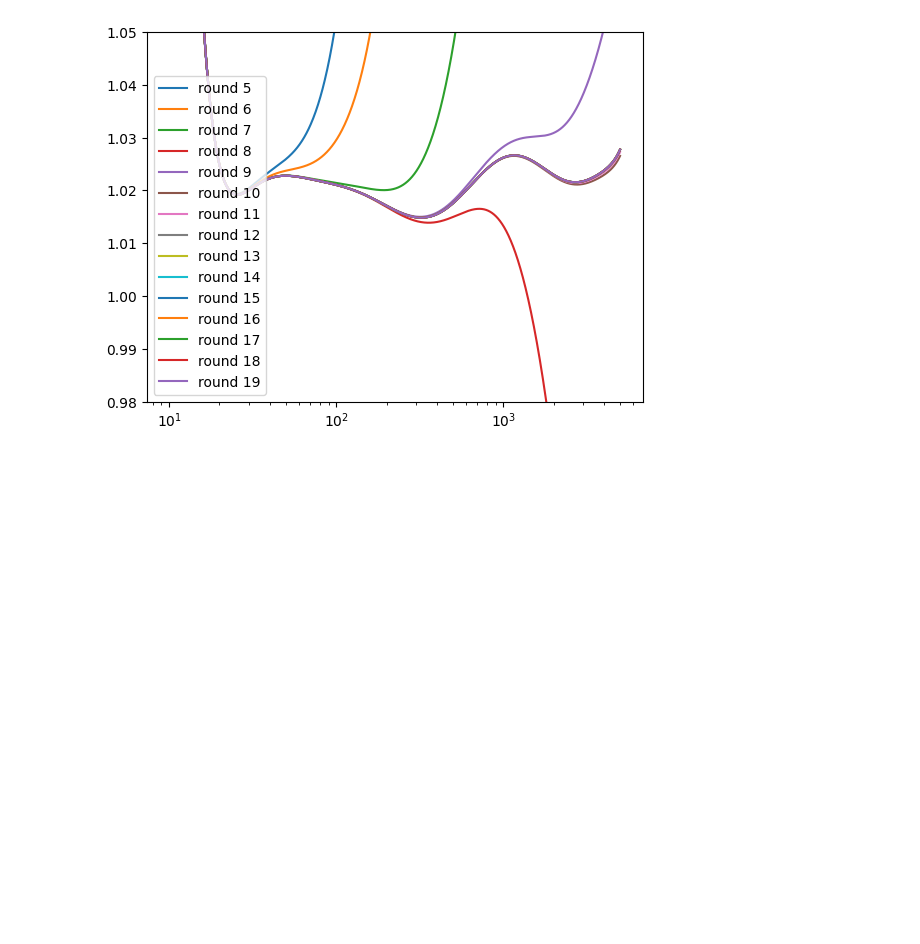
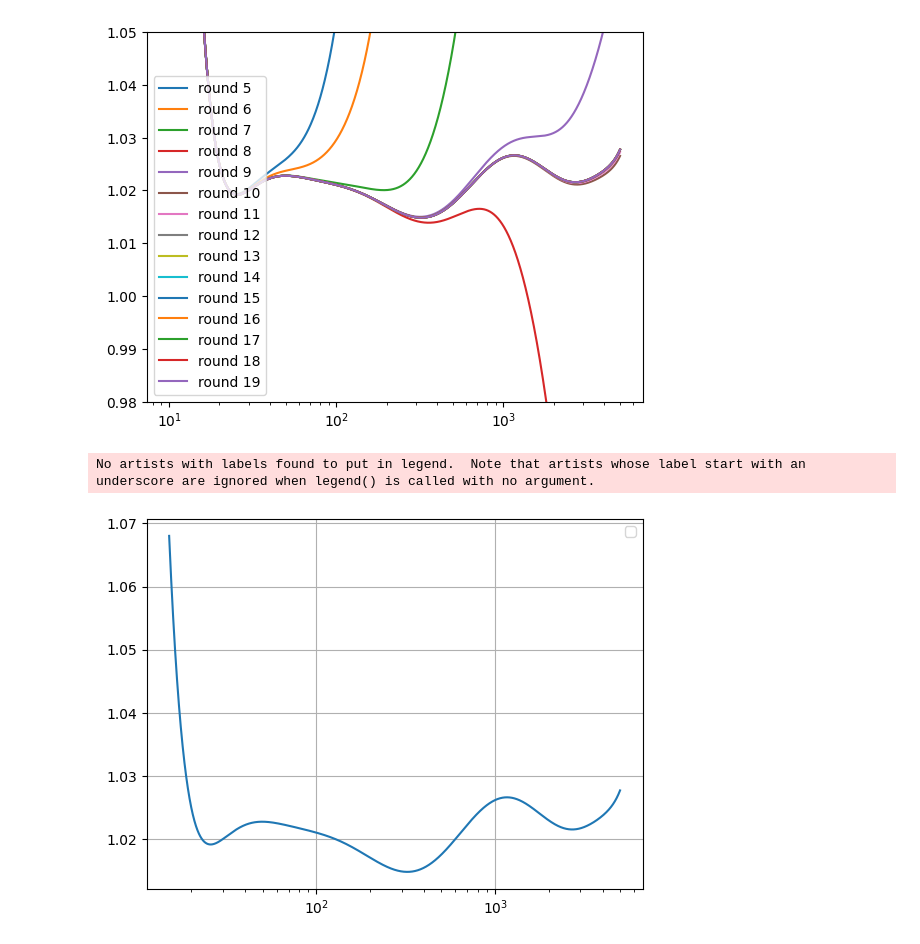
Before and after one commit to PocketCoffea/AnalysisConfigs, a Jupyter notebook: notebooks/mc_truth_function.ipynb, the cells around one changed output. Cells and saved outputs as stored; diff of their text form; code cells hidden in the pictures; blank space fills up the shorter version.

```diff
--- a/notebooks/mc_truth_function.ipynb
+++ b/notebooks/mc_truth_function.ipynb
@@ -54,3 +54,42 @@ ax.set_xscale("log")
 fig.show()
 # %% [output]
 [figure]
+# %%
+num=10000
+b = ak.Array(list(np.logspace(np.log10(15), np.log10(5000), num)))
+
+params=[        25.938393127329256,
+        -7.600408839041419,
+        -198.36005297300977,
+        473.35093275215235,
+        -512.6424968050026,
+        300.9036595839161,
+        -82.155039245444,
+        -9.706150718617257,
+        17.217544542580196,
+        -7.0214465796695205,
+        1.631651185453121,
+        -0.24575106363103186,
+        0.025391777310010053,
+        -0.0018044742685164802,
+        6.976460492425413e-05,0]
+fig, ax = plt.subplots()
+
+ax.plot(
+    b,
+    pol15(
+        b,
+        *params,
+    ),
+)
+
+
+# ax.set_ylim(0.98, 1.05)
+ax.legend()
+# log scale
+ax.set_xscale("log")
+ax.grid(axis='both')
+fig.show()
+# %% [output]
+No artists with labels found to put in legend.  Note that artists whose label start with an underscore are ignored when legend() is called with no argument.
+[figure, added]
```
Also changed, not shown: parts of 3 cells of this notebook, 23 other files.
